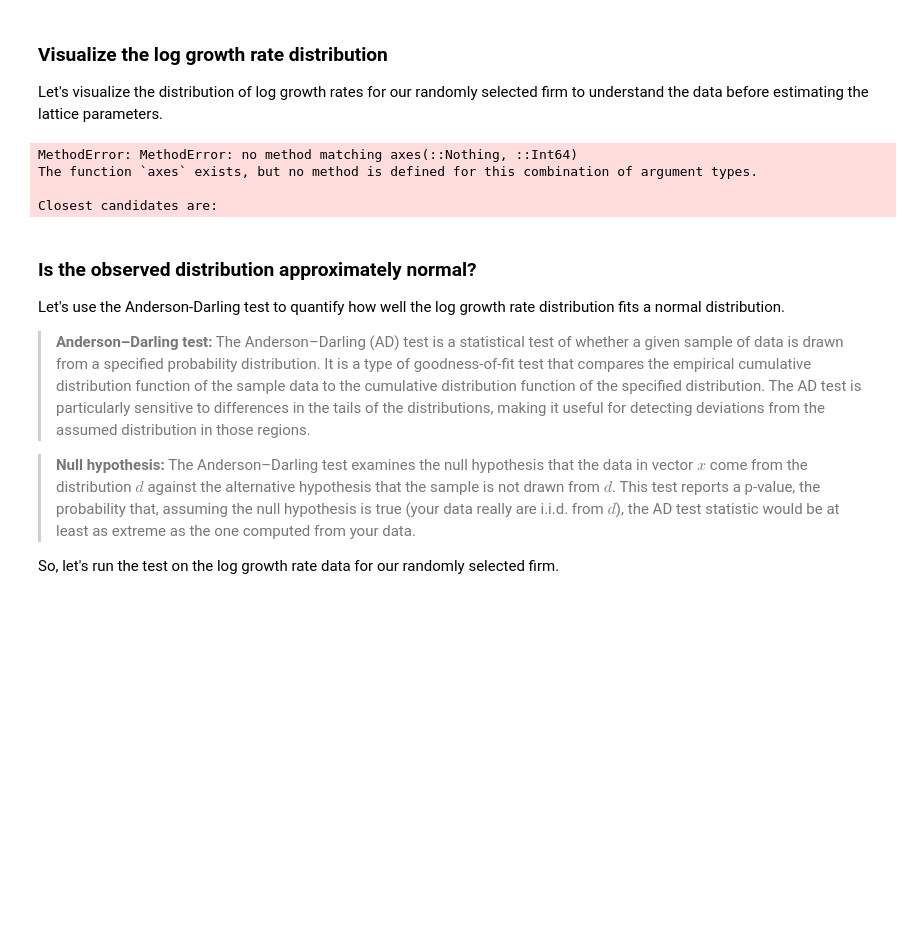
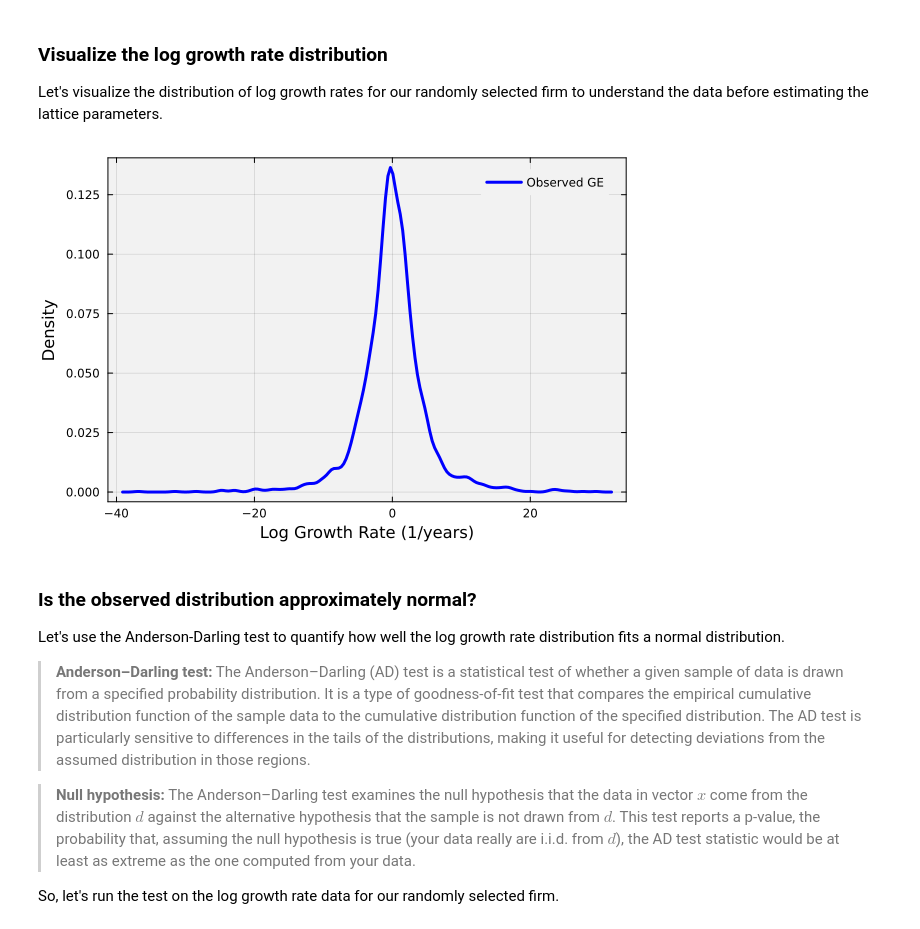
Before and after one commit to CHEME-5660-Classroom-Cornell/ps2-5660-f25-alajwadha, a Jupyter notebook: PS2-CHEME-5660-Student-LatticeStylizedFacts-RWPM-Fall-2025.ipynb, the cells around one changed output. Saved outputs shown, nothing was run; the diff lists cells and outputs as text; code cells hidden in the pictures; blank space fills up the shorter version.

```diff
--- a/PS2-CHEME-5660-Student-LatticeStylizedFacts-RWPM-Fall-2025.ipynb
+++ b/PS2-CHEME-5660-Student-LatticeStylizedFacts-RWPM-Fall-2025.ipynb
@@ -85,7 +84,7 @@ Now it's time to utilize historical data to compute a share price prediction. To
 To start, let's select a firm from the dataset to explore.
 # %%
 # random_firm_ticker = rand(list_of_tickers);
-random_firm_ticker = "PG" # TODO: You change this to any ticker in the list_of_tickers!
+random_firm_ticker = "GE" # TODO: You change this to any ticker in the list_of_tickers!
 random_firm_index = findfirst(x-> x == random_firm_ticker, list_of_tickers);
 random_firm_data = dataset[random_firm_ticker];
 # %% [markdown]
@@ -115,8 +114,8 @@ log_growth_array = let
 
     # TODO: call the log_growth_matrix(...) function here to compute the log growth array for the randomly selected firm
     # TODO: the function takes two inputs: (1) the dataset dictionary, and (2) the randomly selected firm ticker symbol
-    # TODO: uncomment the line below and re-run this cell to compute the log growth array
-    # log_growth_array = log_growth_matrix(dataset, random_firm_ticker);
+    # call the helper from VLQuantitativeFinancePackage to compute the log growth array for the chosen firm
+    log_growth_array = log_growth_matrix(dataset, random_firm_ticker);
 
     log_growth_array; # return
 end;
@@ -125,16 +124,13 @@ end;
 Let's visualize the distribution of log growth rates for our randomly selected firm to understand the data before estimating the lattice parameters.
 # %%
 let
-    density(log_growth_array, label="Observed $(random_firm_ticker)", lw=3, c=:red)
+    density(log_growth_array, label="Observed $(random_firm_ticker)", lw=3, c=:blue)
     xlabel!("Log Growth Rate (1/years)", fontsize=18)
     ylabel!("Density", fontsize=18)
     plot!(bg="gray95", background_color_outside="white", framestyle = :box, fg_legend = :transparent);
 end
 # %% [output]
-MethodError: MethodError: no method matching axes(::Nothing, ::Int64)
-The function `axes` exists, but no method is defined for this combination of argument types.
-
-Closest candidates are:
+[figure, added]
 # %% [markdown]
 ### Is the observed distribution approximately normal?
 Let's use the Anderson-Darling test to quantify how well the log growth rate distribution fits a normal distribution.
```
Also changed, not shown: parts of 26 cells of this notebook.
